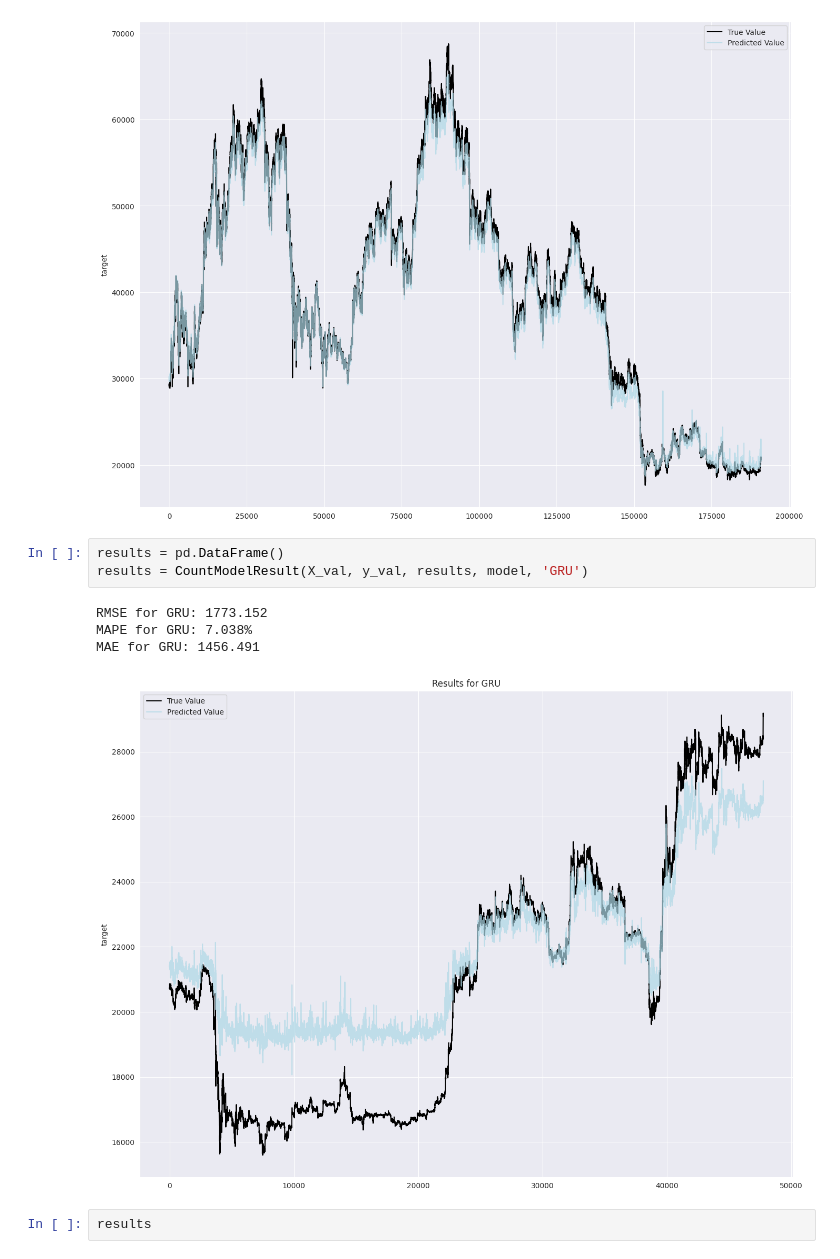
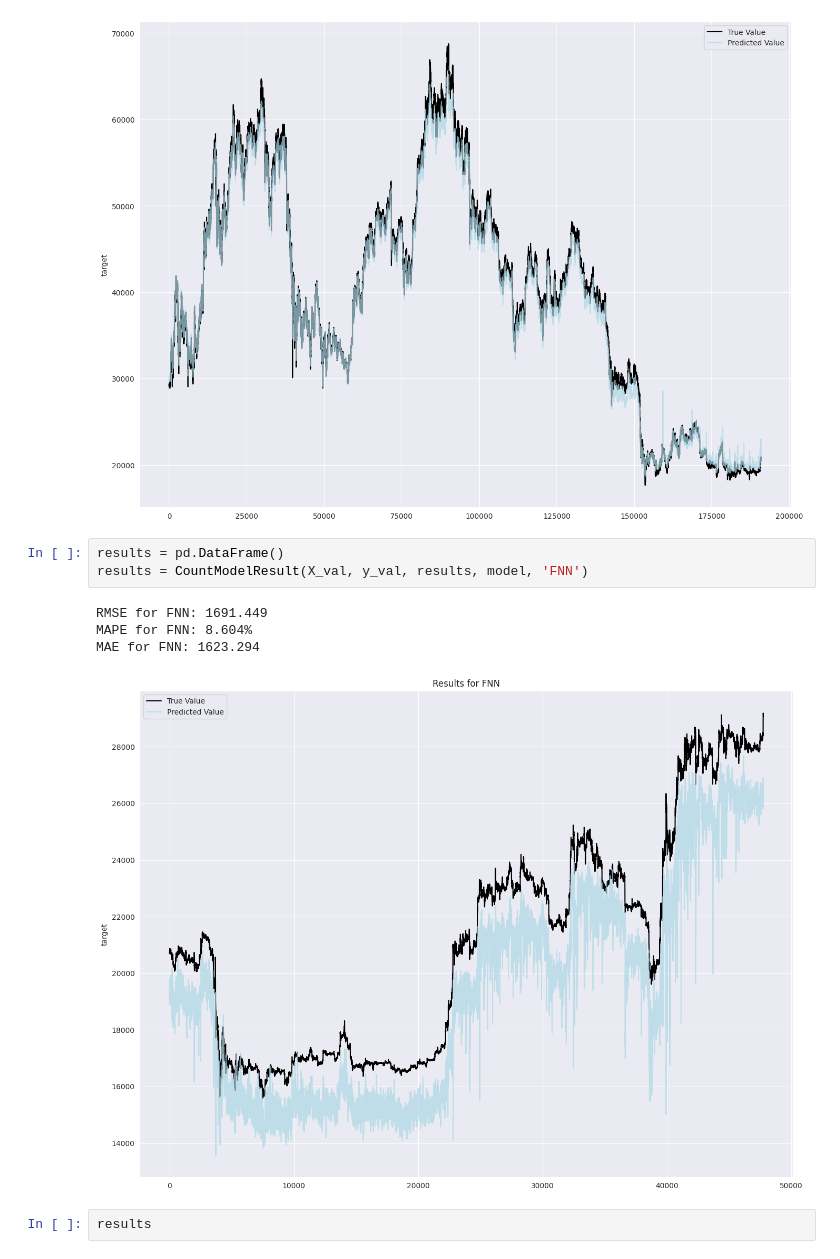
Before and after one commit to Nakinamo/Bitcoin-Price-Prediction, a Jupyter notebook: notebook886786a93d.ipynb, the cells around one changed output. Cells and saved outputs as stored; diff of their text form.

```diff
--- a/notebook886786a93d.ipynb
+++ b/notebook886786a93d.ipynb
@@ -448,12 +448,12 @@ DrawGraph(pred, y_train)
 [figure]
 # %%
 results = pd.DataFrame()
-results = CountModelResult(X_val, y_val, results, model, 'GRU')
+results = CountModelResult(X_val, y_val, results, model, 'FNN')
 # %% [output]
-RMSE for GRU: 1773.152
-MAPE for GRU: 7.038%
-MAE for GRU: 1456.491
+RMSE for FNN: 1691.449
+MAPE for FNN: 8.604%
+MAE for FNN: 1623.294
-[figure, old version]
+[figure, new version]
 # %%
 results
 # %% [output]
```
